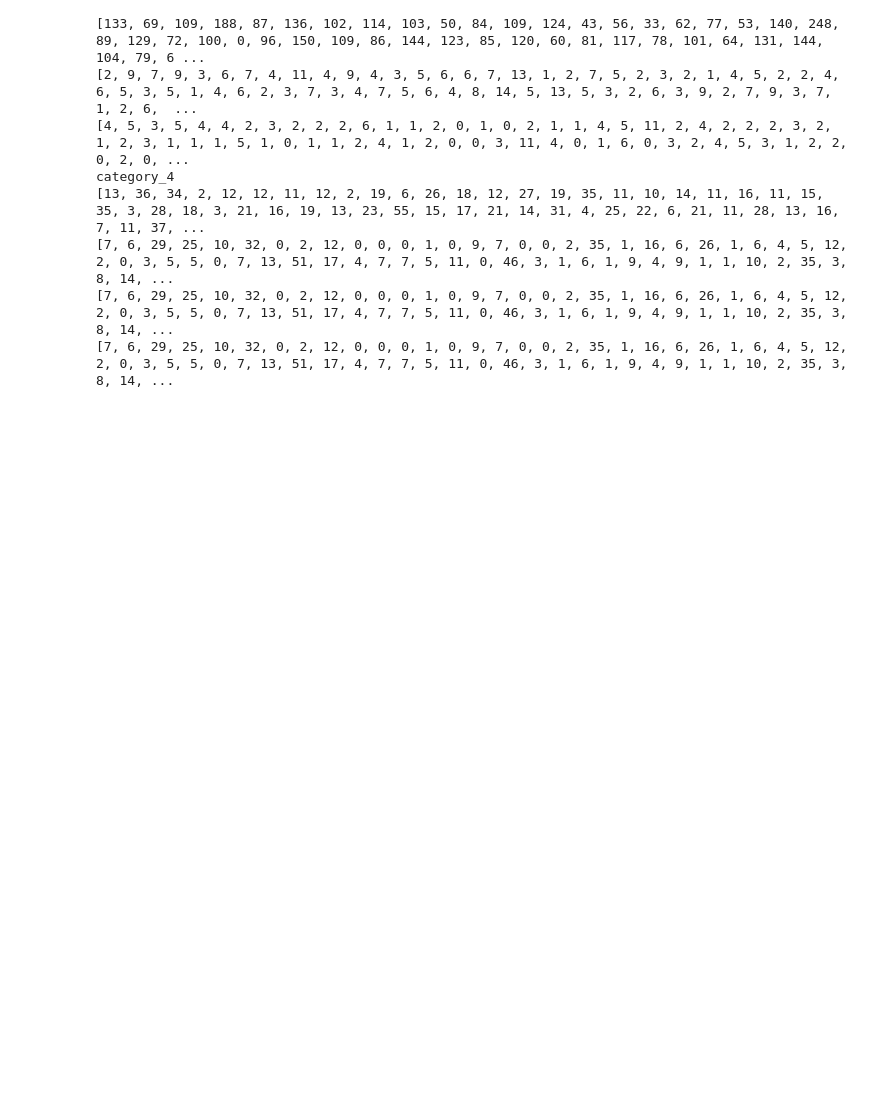
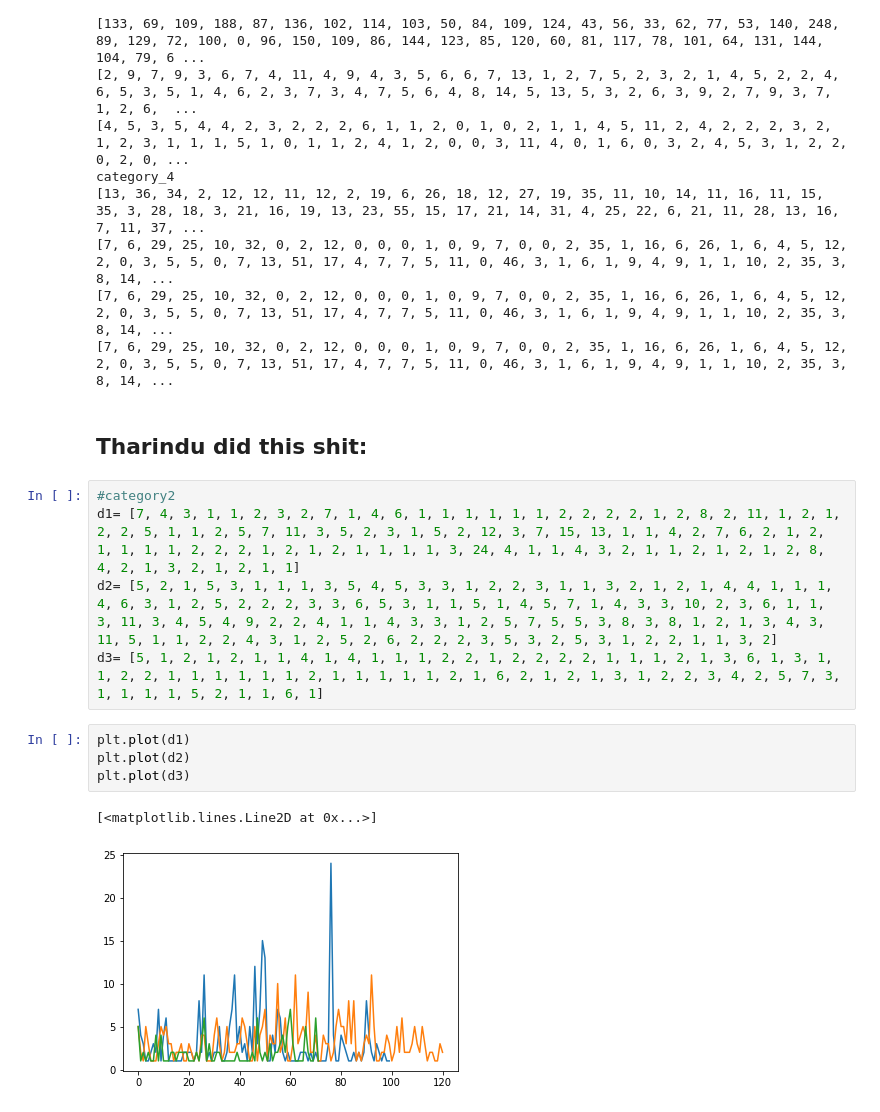
Before and after one commit to BoTZ-TND/DataStorm-2022, a Jupyter notebook: notebooks/catogory_trend_check.ipynb, the cells around one changed output. Drawn from its saved outputs; the diff is of its cells as text; blank space fills up the shorter version.

```diff
--- a/notebooks/catogory_trend_check.ipynb
+++ b/notebooks/catogory_trend_check.ipynb
@@ -57,3 +58,17 @@ category_4
 [7, 6, 29, 25, 10, 32, 0, 2, 12, 0, 0, 0, 1, 0, 9, 7, 0, 0, 2, 35, 1, 16, 6, 26, 1, 6, 4, 5, 12, 2, 0, 3, 5, 5, 0, 7, 13, 51, 17, 4, 7, 7, 5, 11, 0, 46, 3, 1, 6, 1, 9, 4, 9, 1, 1, 10, 2, 35, 3, 8, 14, ...
 [7, 6, 29, 25, 10, 32, 0, 2, 12, 0, 0, 0, 1, 0, 9, 7, 0, 0, 2, 35, 1, 16, 6, 26, 1, 6, 4, 5, 12, 2, 0, 3, 5, 5, 0, 7, 13, 51, 17, 4, 7, 7, 5, 11, 0, 46, 3, 1, 6, 1, 9, 4, 9, 1, 1, 10, 2, 35, 3, 8, 14, ...
 [7, 6, 29, 25, 10, 32, 0, 2, 12, 0, 0, 0, 1, 0, 9, 7, 0, 0, 2, 35, 1, 16, 6, 26, 1, 6, 4, 5, 12, 2, 0, 3, 5, 5, 0, 7, 13, 51, 17, 4, 7, 7, 5, 11, 0, 46, 3, 1, 6, 1, 9, 4, 9, 1, 1, 10, 2, 35, 3, 8, 14, ...
+# %% [markdown]
+## Tharindu did this shit:
+# %%
+#category2
+d1= [7, 4, 3, 1, 1, 2, 3, 2, 7, 1, 4, 6, 1, 1, 1, 1, 1, 1, 2, 2, 2, 2, 1, 2, 8, 2, 11, 1, 2, 1, 2, 2, 5, 1, 1, 2, 5, 7, 11, 3, 5, 2, 3, 1, 5, 2, 12, 3, 7, 15, 13, 1, 1, 4, 2, 7, 6, 2, 1, 2, 1, 1, 1, 1, 2, 2, 2, 1, 2, 1, 2, 1, 1, 1, 1, 3, 24, 4, 1, 1, 4, 3, 2, 1, 1, 2, 1, 2, 1, 2, 8, 4, 2, 1, 3, 2, 1, 2, 1, 1]
+d2= [5, 2, 1, 5, 3, 1, 1, 1, 3, 5, 4, 5, 3, 3, 1, 2, 2, 3, 1, 1, 3, 2, 1, 2, 1, 4, 4, 1, 1, 1, 4, 6, 3, 1, 2, 5, 2, 2, 2, 3, 3, 6, 5, 3, 1, 1, 5, 1, 4, 5, 7, 1, 4, 3, 3, 10, 2, 3, 6, 1, 1, 3, 11, 3, 4, 5, 4, 9, 2, 2, 4, 1, 1, 4, 3, 3, 1, 2, 5, 7, 5, 5, 3, 8, 3, 8, 1, 2, 1, 3, 4, 3, 11, 5, 1, 1, 2, 2, 4, 3, 1, 2, 5, 2, 6, 2, 2, 2, 3, 5, 3, 2, 5, 3, 1, 2, 2, 1, 1, 3, 2]
+d3= [5, 1, 2, 1, 2, 1, 1, 4, 1, 4, 1, 1, 1, 2, 2, 1, 2, 2, 2, 2, 1, 1, 1, 2, 1, 3, 6, 1, 3, 1, 1, 2, 2, 1, 1, 1, 1, 1, 1, 2, 1, 1, 1, 1, 1, 2, 1, 6, 2, 1, 2, 1, 3, 1, 2, 2, 3, 4, 2, 5, 7, 3, 1, 1, 1, 1, 5, 2, 1, 1, 6, 1]
+# %%
+plt.plot(d1)
+plt.plot(d2)
+plt.plot(d3)
+# %% [output]
+[<matplotlib.lines.Line2D at 0x...>]
+[figure, added]
```
Also changed, not shown: parts of 1 cell of this notebook, 7 other files.
